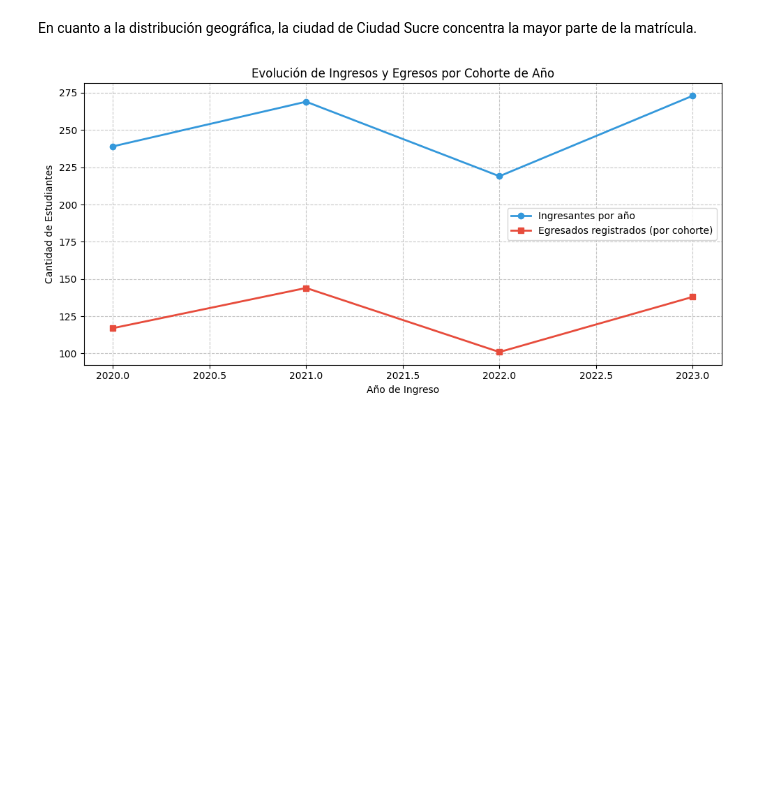
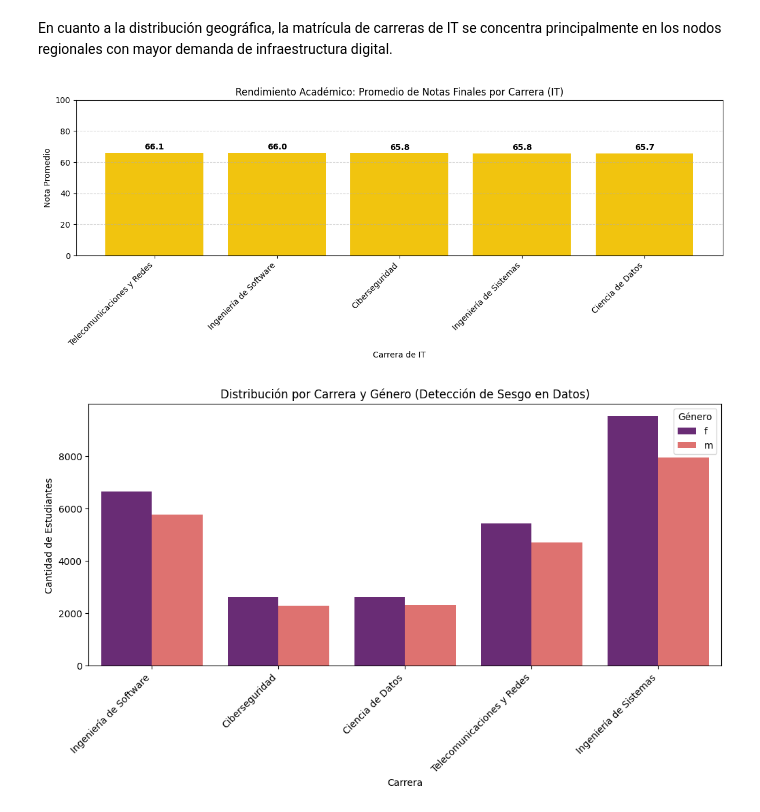
Before and after one commit to temps-code/brecha-digital-bi, a Jupyter notebook: notebooks/01_eda_estudiantes.ipynb, the cells around one changed output. Drawn from its saved outputs; the diff is of its cells as text; code cells hidden in the pictures; blank space fills up the shorter version.

```diff
--- a/notebooks/01_eda_estudiantes.ipynb
+++ b/notebooks/01_eda_estudiantes.ipynb
@@ -21,7 +11,17 @@ conn = pyodbc.connect(
 # %%
 
-df_carreras = pd.read_sql("SELECT * FROM Carreras", conn)
-df_inscripciones = pd.read_sql("SELECT * FROM Inscripciones", conn)
+it_careers = ['Ingeniería de Sistemas', 'Ingeniería de Software', 'Ciencia de Datos', 'Telecomunicaciones y Redes', 'Ciberseguridad']
+
+df_carreras = pd.read_csv(DATA_PATH / 'carreras_cleaned.csv')
+df_carreras = df_carreras[df_carreras['NombreCarrera'].isin(it_careers)]
+
+df_estudiantes = pd.read_csv(DATA_PATH / 'estudiantes_cleaned.csv')
+df_inscripciones = pd.read_csv(DATA_PATH / 'inscripciones_cleaned.csv')
+
+# Filtrar inscripciones y estudiantes para que solo pertenezcan a las carreras de IT
+it_career_ids = df_carreras['CarreraID'].unique()
+df_inscripciones = df_inscripciones[df_inscripciones['CarreraID'].isin(it_career_ids)]
+df_estudiantes = df_estudiantes[df_estudiantes['EstudianteID'].isin(df_inscripciones['EstudianteID'])]
 
 print("--- Columnas de Carreras ---")
 print(df_carreras.columns.tolist())
@@ -81,32 +76,39 @@ plt.show()
 # %% [markdown]
-En cuanto a la distribución geográfica, la ciudad de Ciudad Sucre concentra la mayor parte de la matrícula.
+En cuanto a la distribución geográfica, la matrícula de carreras de IT se concentra principalmente en los nodos regionales con mayor demanda de infraestructura digital.
 # %%
-# Hacemos un análisis de cohorte: Cuántos entraron por año vs cuántos egresaron (de esos mismos)
-query_cohorte = """
-SELECT
-    YEAR(e.FechaIngreso) AS AnioIngreso,
-    COUNT(*) AS TotalIngresantes,
-    SUM(CASE WHEN s.EgresadoID IS NOT NULL THEN 1 ELSE 0 END) AS TotalEgresados
-FROM Estudiantes e
-LEFT JOIN SeguimientoEgresados s ON e.EstudianteID = s.EstudianteID
-GROUP BY YEAR(e.FechaIngreso)
-ORDER BY AnioIngreso
-"""
+# --- ANÁLISIS 1: Rendimiento Académico por Carrera (Promedio de Notas) ---
+df_notas = df_inscripciones.merge(df_carreras, on='CarreraID')
+stats_notas = df_notas.groupby('NombreCarrera')['NotaFinal'].mean().sort_values(ascending=False).reset_index()
 
-df_cohorte = pd.read_sql(query_cohorte, conn)
+plt.figure(figsize=(12, 5))
+barras = plt.bar(stats_notas['NombreCarrera'], stats_notas['NotaFinal'], color='#f1c40f')
 
-# --- GRÁFICO DE LÍNEAS ---
-plt.figure(figsize=(10, 5))
-plt.plot(df_cohorte['AnioIngreso'], df_cohorte['TotalIngresantes'], marker='o', label='Ingresantes por año', color='#3498db', linewidth=2)
-plt.plot(df_cohorte['AnioIngreso'], df_cohorte['TotalEgresados'], marker='s', label='Egresados registrados (por cohorte)', color='#e74c3c', linewidth=2)
+for bar in barras:
+    yval = bar.get_height()
+    plt.text(bar.get_x() + bar.get_width()/2, yval + 1, round(yval, 1), ha='center', va='bottom', fontweight='bold')
 
-plt.title('Evolución de Ingresos y Egresos por Cohorte de Año')
-plt.xlabel('Año de Ingreso')
-plt.ylabel('Cantidad de Estudiantes')
-plt.legend()
-plt.grid(True, linestyle='--', alpha=0.7)
+plt.title('Rendimiento Académico: Promedio de Notas Finales por Carrera (IT)')
+plt.xlabel('Carrera de IT')
+plt.ylabel('Nota Promedio')
+plt.ylim(0, 100)
+plt.xticks(rotation=45, ha='right')
+plt.grid(axis='y', linestyle='--', alpha=0.5)
 plt.tight_layout()
 plt.show()
+
+# --- ANÁLISIS 2: Distribución por Género y Carrera (IT) ---
+import seaborn as sns
+df_gen = df_estudiantes.merge(df_inscripciones, on='EstudianteID').merge(df_carreras, on='CarreraID')
+
+plt.figure(figsize=(12, 5))
+sns.countplot(data=df_gen, x='NombreCarrera', hue='Genero', palette='magma')
+plt.title('Distribución por Carrera y Género (Detección de Sesgo en Datos)')
+plt.xlabel('Carrera')
+plt.ylabel('Cantidad de Estudiantes')
+plt.xticks(rotation=45, ha='right')
+plt.legend(title='Género')
+plt.show()
 # %% [output]
-[figure, old version]
+[figure, new version]
+[figure, added]
 # %% [markdown]
```
Also changed, not shown: parts of 9 cells of this notebook, 37 other files.
